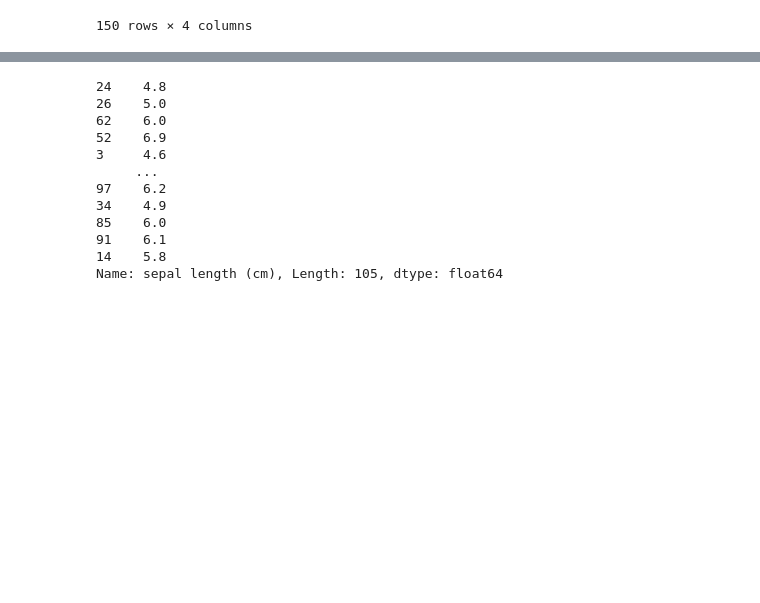
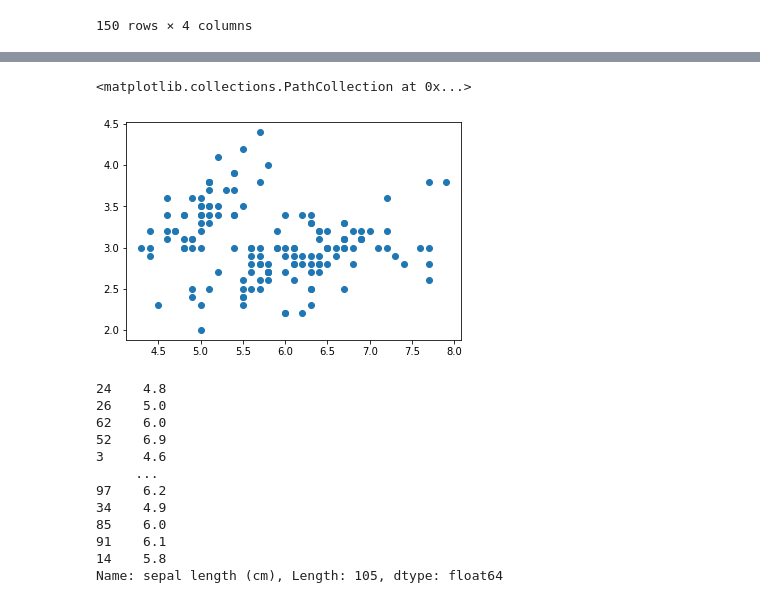
Before and after one commit to higodsky/aicoding, a Jupyter notebook: AI코딩실습.ipynb, the cells around one changed output, grey strips where cells are left out. Drawn from its saved outputs; the diff is of its cells as text; code cells hidden in the pictures; blank space fills up the shorter version.

```diff
--- a/AI코딩실습.ipynb
+++ b/AI코딩실습.ipynb
@@ -37,3 +64,8 @@ df
+# %%
+plt.scatter(df.iloc[:, 0], df.iloc[:, 1])
+# %% [output]
+<matplotlib.collections.PathCollection at 0x...>
+[figure, added]
 # %%
 # 훈련데이터(기계학습을 위한 데이터)와 테스트(모델 검정, 평가를 위한 데이터) 나누기 (테스트 데이터 사이즈는 30%)
 # Feature data: sepal_length(꽃받침 길이), label data: petal_length(꽃잎 길이)
```
Also changed, not shown: parts of 3 cells of this notebook.
